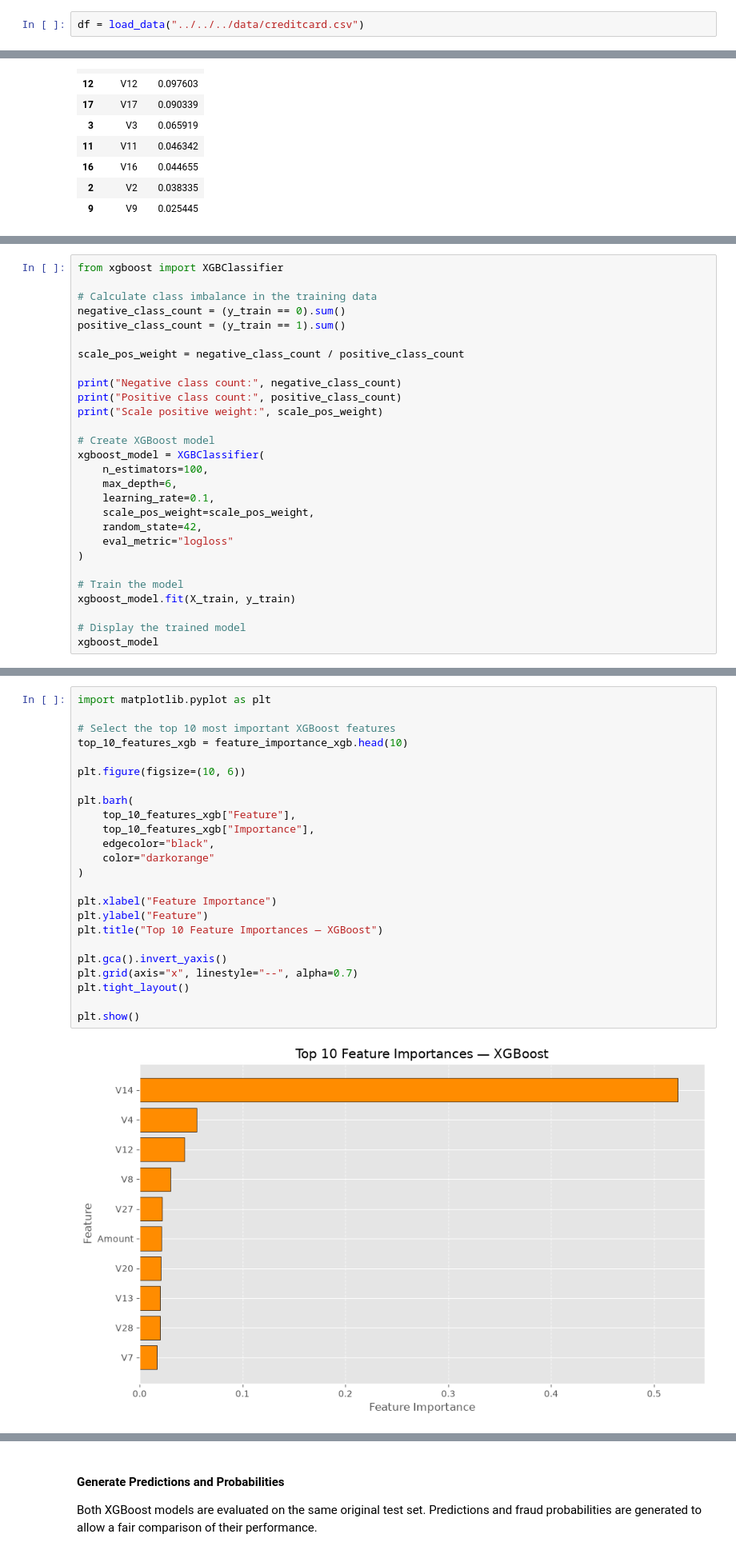
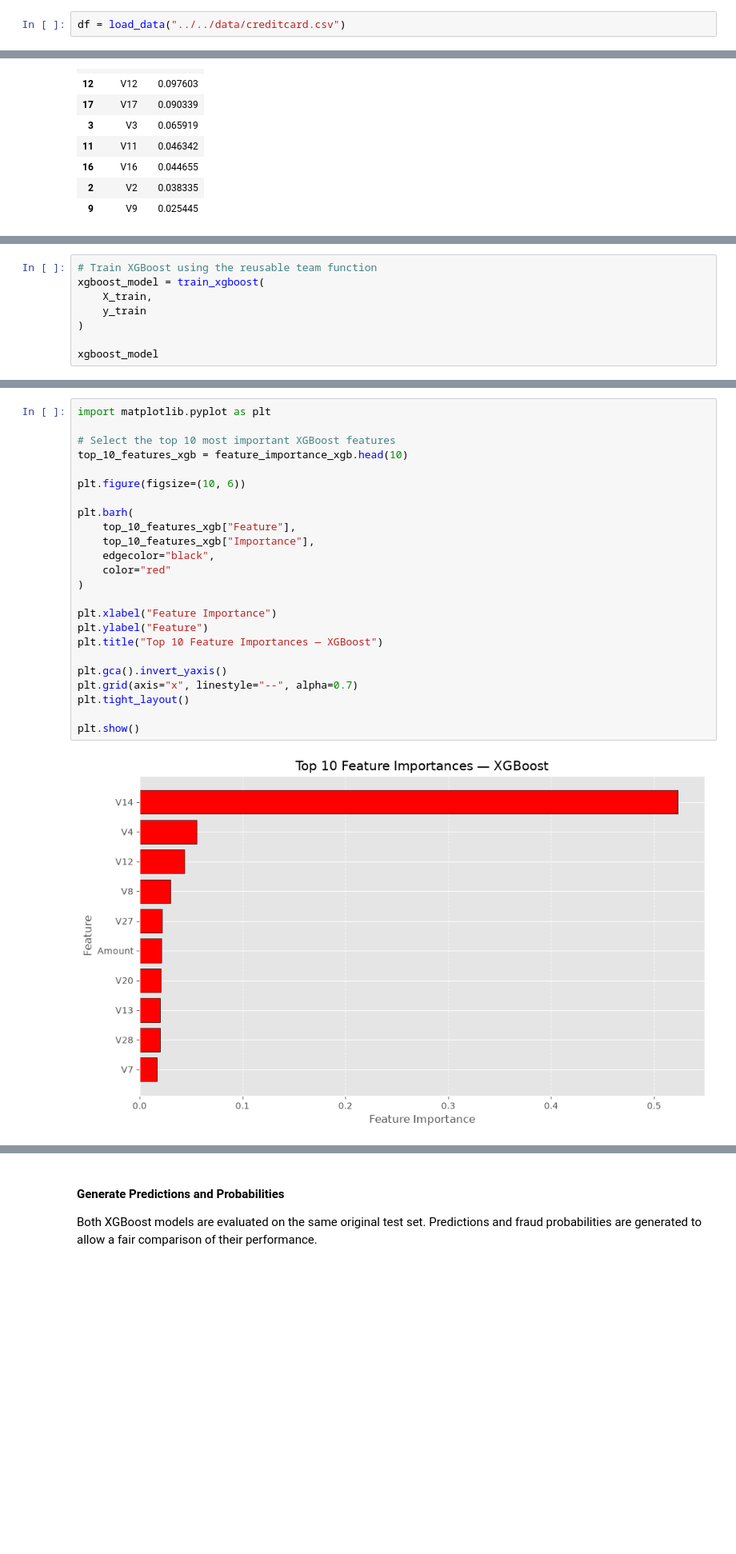
Before and after one commit to Onwuanabile-Sylvia/fraud-detection, a Jupyter notebook: notebooks/Sylvia_Fraud_Detection_Project.ipynb, the cells around one changed output, grey strips where cells are left out. Shown at 80% size. Saved outputs shown, nothing was run; the diff lists cells and outputs as text; blank space fills up the shorter version.

```diff
--- a/notebooks/Sylvia_Fraud_Detection_Project.ipynb
+++ b/notebooks/Sylvia_Fraud_Detection_Project.ipynb
@@ -128,7 +134,7 @@ What does the dataset look like?
 # %% [markdown]
 ## 1.1 Load the Dataset
 # %%
-df = load_data("../../../data/creditcard.csv")
+df = load_data("../../data/creditcard.csv")
 # %% [markdown]
 ### Loading the dataset
 
@@ -1821,30 +1753,2 @@ Step 1 — Create and Train the Model
 
 The XGBoost model is trained using the training dataset. scale_pos_weight is calculated from the training data to account for the class imbalance between legitimate and fraudulent transactions.
-# %%
-from xgboost import XGBClassifier
-
-# Calculate class imbalance in the training data
-negative_class_count = (y_train == 0).sum()
-positive_class_count = (y_train == 1).sum()
-
-scale_pos_weight = negative_class_count / positive_class_count
-
-print("Negative class count:", negative_class_count)
-print("Positive class count:", positive_class_count)
-print("Scale positive weight:", scale_pos_weight)
-
-# Create XGBoost model
-xgboost_model = XGBClassifier(
-    n_estimators=100,
-    max_depth=6,
-    learning_rate=0.1,
-    scale_pos_weight=scale_pos_weight,
-    random_state=42,
-    eval_metric="logloss"
-)
-
-# Train the model
-xgboost_model.fit(X_train, y_train)
-
-# Display the trained model
-xgboost_model
@@ -1866,0 +1755,8 @@ XGBClassifier(base_score=None, booster=None, callbacks=None,
+# %%
+# Train XGBoost using the reusable team function
+xgboost_model = train_xgboost(
+    X_train,
+    y_train
+)
+
+xgboost_model
@@ -1993,27 +1897,27 @@ XGBoost — Step 8: Feature Importance Graph
 # %%
 import matplotlib.pyplot as plt
 
 # Select the top 10 most important XGBoost features
 top_10_features_xgb = feature_importance_xgb.head(10)
 
 plt.figure(figsize=(10, 6))
 
 plt.barh(
     top_10_features_xgb["Feature"],
     top_10_features_xgb["Importance"],
     edgecolor="black",
-    color="darkorange"
+    color="red"
 )
 
 plt.xlabel("Feature Importance")
 plt.ylabel("Feature")
 plt.title("Top 10 Feature Importances — XGBoost")
 
 plt.gca().invert_yaxis()
 plt.grid(axis="x", linestyle="--", alpha=0.7)
 plt.tight_layout()
 
 plt.show()
 # %% [output]
-[figure, old version]
+[figure, new version]
 # %% [markdown]
```
Also changed, not shown: parts of 176 cells of this notebook, 2 other files.
